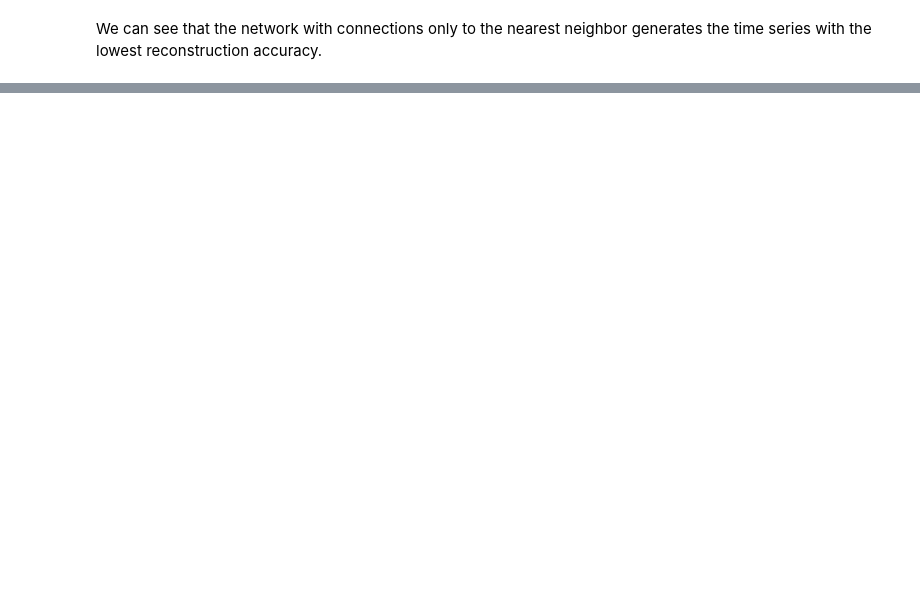
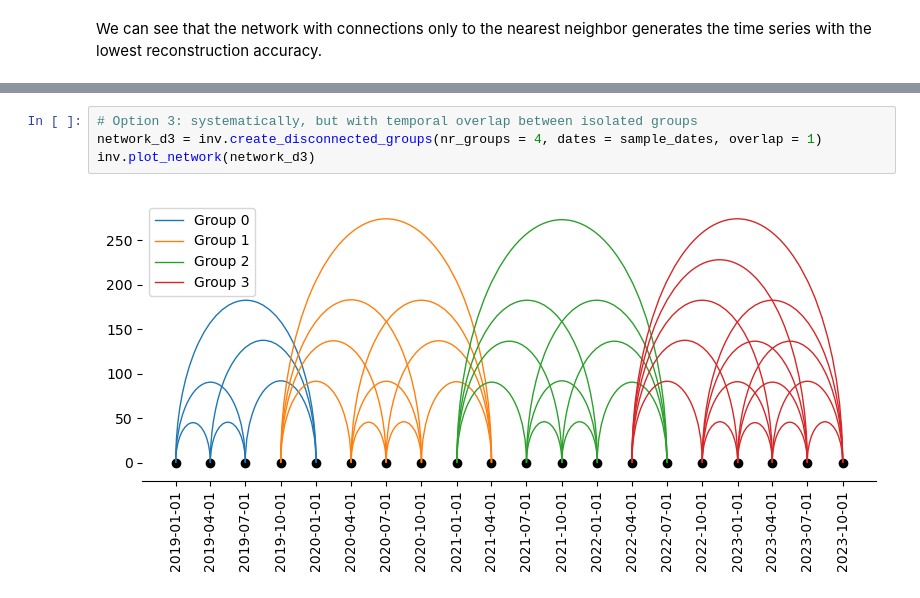
Before and after one commit to UP-RS-ESP/timeseries_inversion, a Jupyter notebook: timeseries_inversion_sparse_and_disconnected_networks.ipynb, the cells around one changed output, grey strips where cells are left out. Cells and saved outputs as stored; diff of their text form; blank space fills up the shorter version.

```diff
--- a/timeseries_inversion_sparse_and_disconnected_networks.ipynb
+++ b/timeseries_inversion_sparse_and_disconnected_networks.ipynb
@@ -80,0 +98,6 @@ We can see that the network with connections only to the nearest neighbor genera
+# %%
+# Option 3: systematically, but with temporal overlap between isolated groups
+network_d3 = inv.create_disconnected_groups(nr_groups = 4, dates = sample_dates, overlap = 1)
+inv.plot_network(network_d3)
+# %% [output]
+[figure, added]
```
Also changed, not shown: parts of 7 cells of this notebook, 2 other files.
